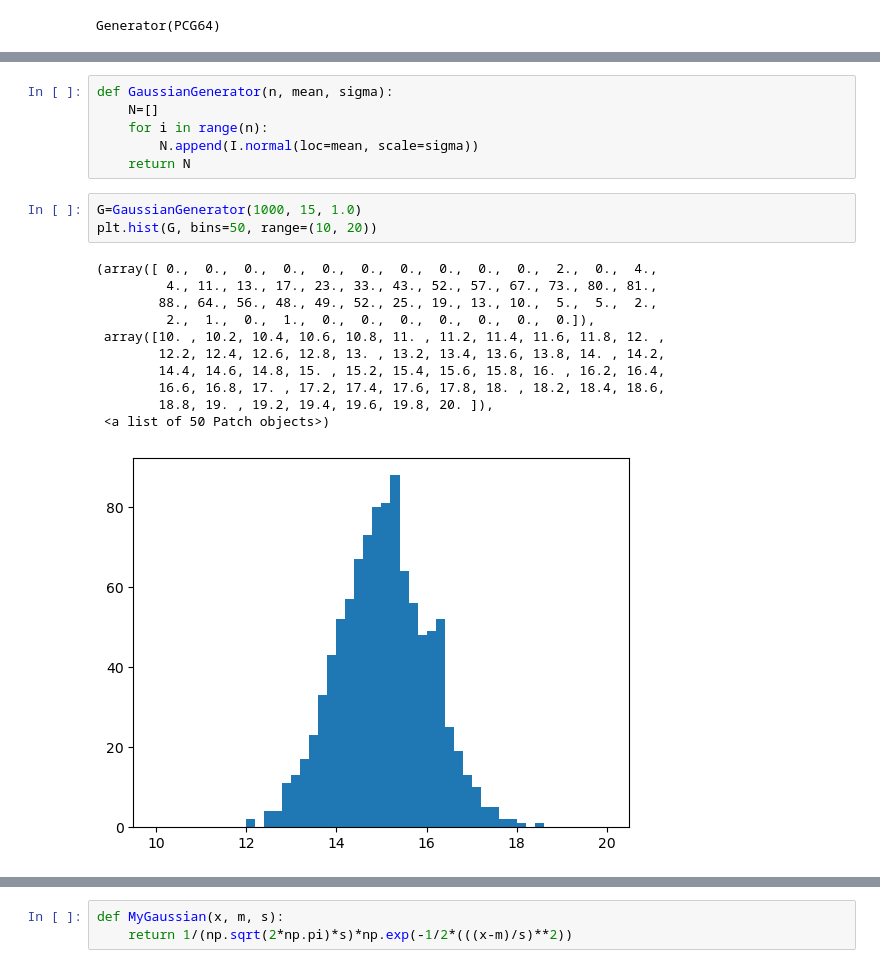
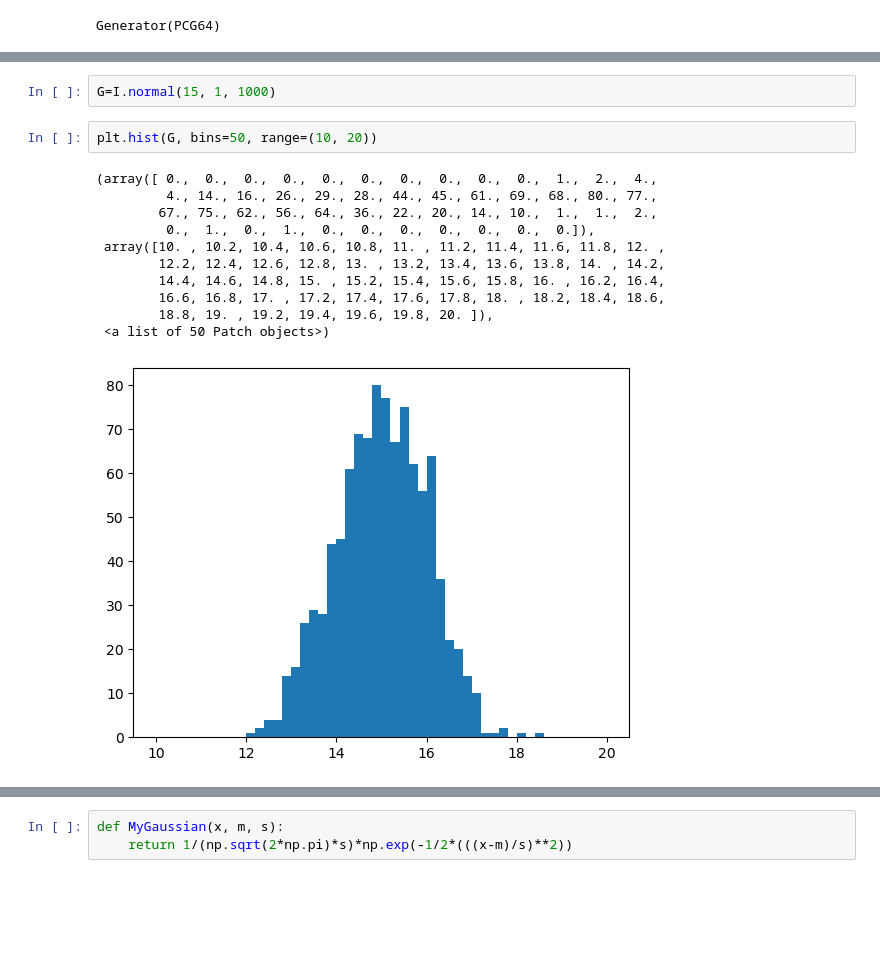
Before and after one commit to antoninvapa/M-thodStat, a Jupyter notebook: Sheet1.ipynb, the cells around one changed output, grey strips where cells are left out. Drawn from its saved outputs; the diff is of its cells as text; blank space fills up the shorter version.

```diff
--- a/Sheet1.ipynb
+++ b/Sheet1.ipynb
@@ -34,22 +28,17 @@ plt.hist(NberGenerator(100), bins=20)
-# %%
-def GaussianGenerator(n, mean, sigma):
-    N=[]
-    for i in range(n):
-        N.append(I.normal(loc=mean, scale=sigma))
-    return N
+# %%
+G=I.normal(15, 1, 1000)
 # %%
-G=GaussianGenerator(1000, 15, 1.0)
 plt.hist(G, bins=50, range=(10, 20))
 # %% [output]
-(array([ 0.,  0.,  0.,  0.,  0.,  0.,  0.,  0.,  0.,  0.,  2.,  0.,  4.,
-         4., 11., 13., 17., 23., 33., 43., 52., 57., 67., 73., 80., 81.,
-        88., 64., 56., 48., 49., 52., 25., 19., 13., 10.,  5.,  5.,  2.,
-         2.,  1.,  0.,  1.,  0.,  0.,  0.,  0.,  0.,  0.,  0.]),
+(array([ 0.,  0.,  0.,  0.,  0.,  0.,  0.,  0.,  0.,  0.,  1.,  2.,  4.,
+         4., 14., 16., 26., 29., 28., 44., 45., 61., 69., 68., 80., 77.,
+        67., 75., 62., 56., 64., 36., 22., 20., 14., 10.,  1.,  1.,  2.,
+         0.,  1.,  0.,  1.,  0.,  0.,  0.,  0.,  0.,  0.,  0.]),
  array([10. , 10.2, 10.4, 10.6, 10.8, 11. , 11.2, 11.4, 11.6, 11.8, 12. ,
         12.2, 12.4, 12.6, 12.8, 13. , 13.2, 13.4, 13.6, 13.8, 14. , 14.2,
         14.4, 14.6, 14.8, 15. , 15.2, 15.4, 15.6, 15.8, 16. , 16.2, 16.4,
         16.6, 16.8, 17. , 17.2, 17.4, 17.6, 17.8, 18. , 18.2, 18.4, 18.6,
         18.8, 19. , 19.2, 19.4, 19.6, 19.8, 20. ]),
  <a list of 50 Patch objects>)
-[figure, old version]
+[figure, new version]
 # %%
```
Also changed, not shown: parts of 9 cells of this notebook.
